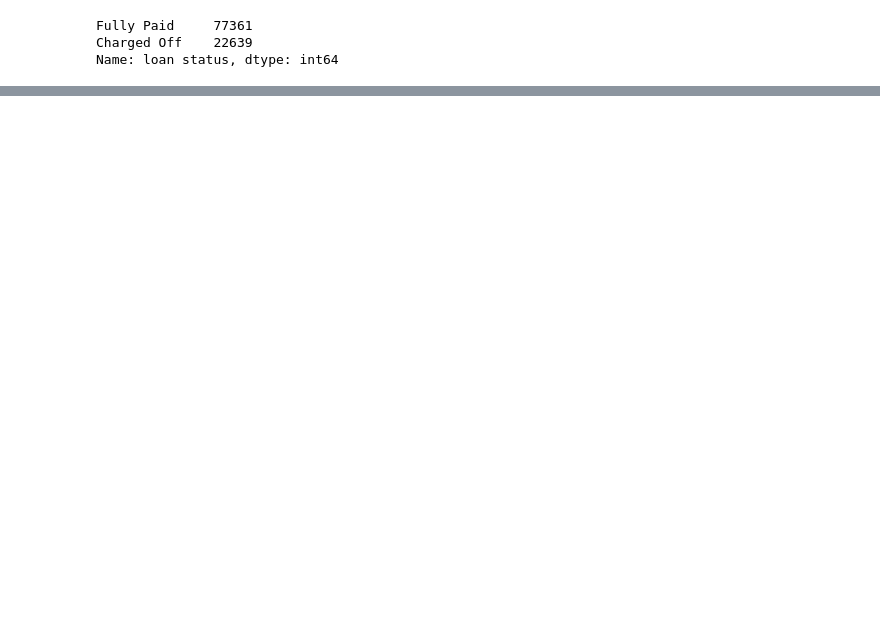
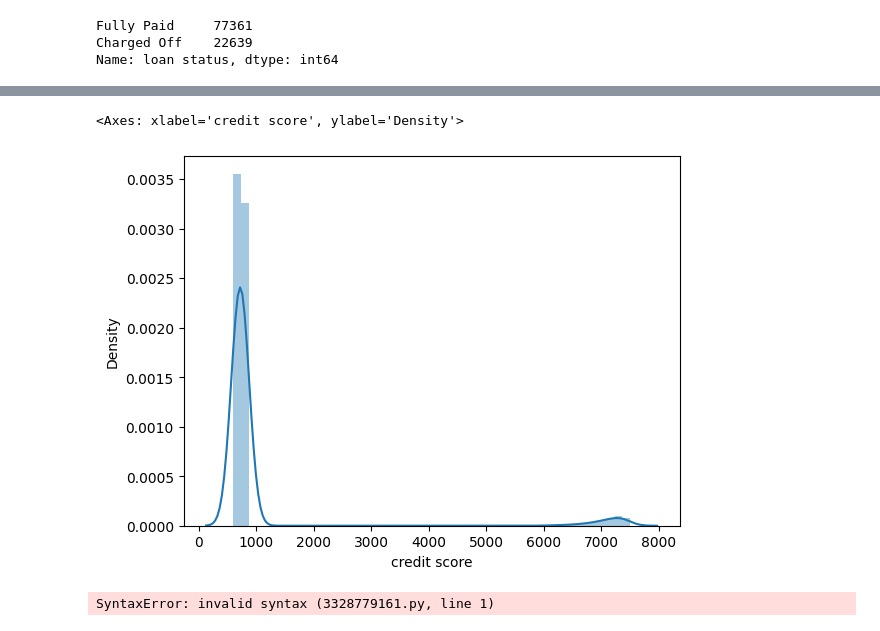
Before and after one commit to abideen-olawuwo/loancredit, a Jupyter notebook: credit.ipynb, the cells around one changed output, grey strips where cells are left out. Cells and saved outputs as stored; diff of their text form; code cells hidden in the pictures; blank space fills up the shorter version.

```diff
--- a/credit.ipynb
+++ b/credit.ipynb
@@ -121,0 +201,9 @@ Text(0.5, 0, 'years in current job')
+# %%
+sns.distplot(df_train['credit score'])
+# %% [output]
+<Axes: xlabel='credit score', ylabel='Density'>
+[figure, added]
+# %%
+df.credit score.plot.hist();
+# %% [output]
+SyntaxError: invalid syntax (3328779161.py, line 1)
```
Also changed, not shown: parts of 17 cells of this notebook.
